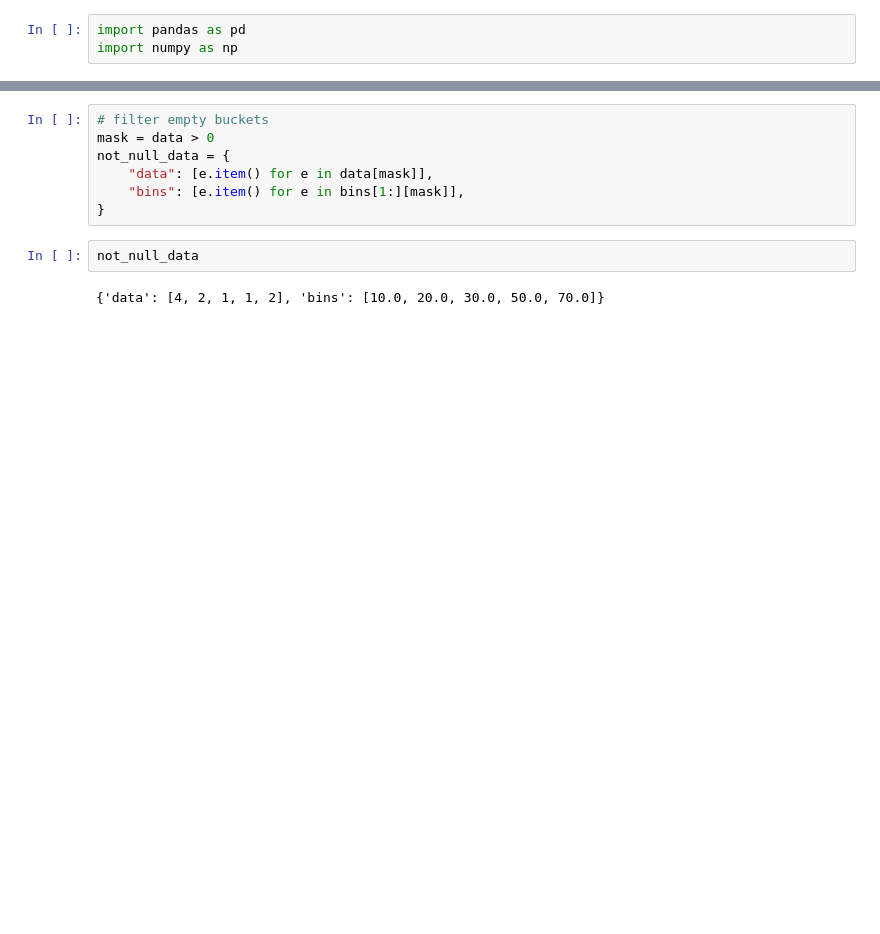
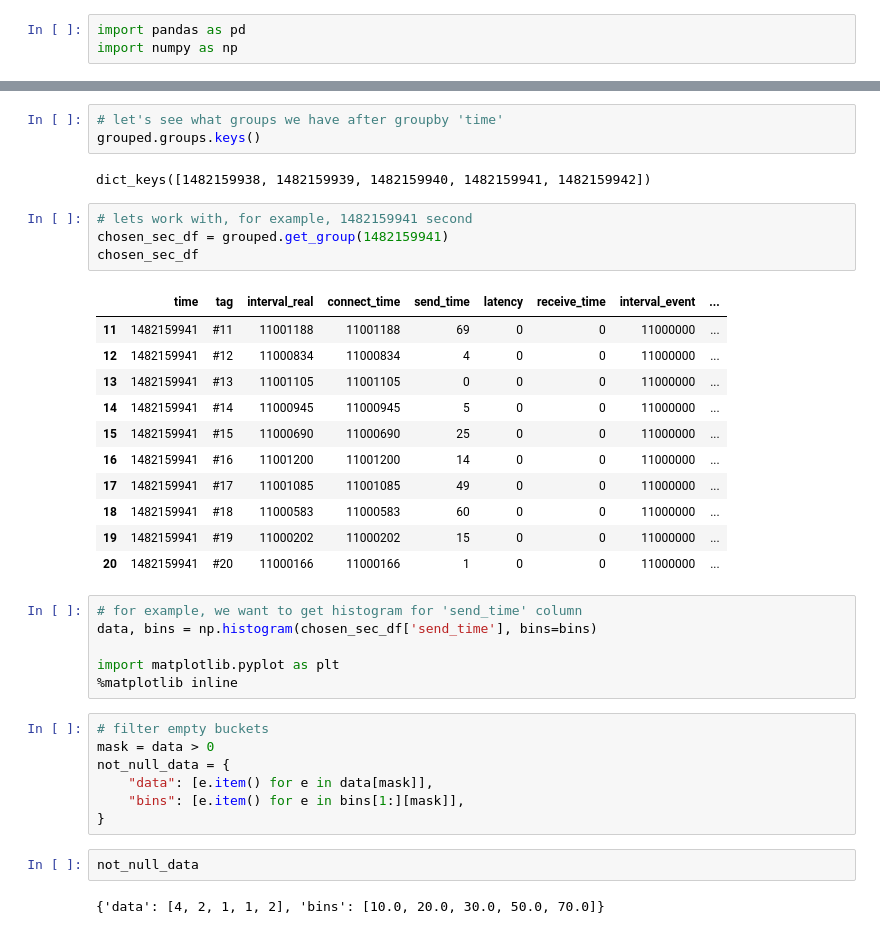
Before and after one commit to netortik/creepy-octo-turtle, a Jupyter notebook: jupyter/hist.ipynb, the cells around one changed output, grey strips where cells are left out. Drawn from its saved outputs; the diff is of its cells as text; blank space fills up the shorter version.

```diff
--- a/jupyter/hist.ipynb
+++ b/jupyter/hist.ipynb
@@ -140,3 +104,30 @@ data, bins = np.histogram(send_time_series, bins=bins)
+# %%
+# let's see what groups we have after groupby 'time'
+grouped.groups.keys()
+# %% [output]
+dict_keys([1482159938, 1482159939, 1482159940, 1482159941, 1482159942])
+# %%
+# lets work with, for example, 1482159941 second
+chosen_sec_df = grouped.get_group(1482159941)
+chosen_sec_df
+# %% [output]
+|  | time | tag | interval_real | connect_time | send_time | latency | receive_time | interval_event | ... |
+| 11 | 1482159941 | #11 | 11001188 | 11001188 | 69 | 0 | 0 | 11000000 | ... |
+| 12 | 1482159941 | #12 | 11000834 | 11000834 | 4 | 0 | 0 | 11000000 | ... |
+| 13 | 1482159941 | #13 | 11001105 | 11001105 | 0 | 0 | 0 | 11000000 | ... |
+| 14 | 1482159941 | #14 | 11000945 | 11000945 | 5 | 0 | 0 | 11000000 | ... |
+| 15 | 1482159941 | #15 | 11000690 | 11000690 | 25 | 0 | 0 | 11000000 | ... |
+| 16 | 1482159941 | #16 | 11001200 | 11001200 | 14 | 0 | 0 | 11000000 | ... |
+| 17 | 1482159941 | #17 | 11001085 | 11001085 | 49 | 0 | 0 | 11000000 | ... |
+| 18 | 1482159941 | #18 | 11000583 | 11000583 | 60 | 0 | 0 | 11000000 | ... |
+| 19 | 1482159941 | #19 | 11000202 | 11000202 | 15 | 0 | 0 | 11000000 | ... |
+| 20 | 1482159941 | #20 | 11000166 | 11000166 | 1 | 0 | 0 | 11000000 | ... |
+# %%
+# for example, we want to get histogram for 'send_time' column
+data, bins = np.histogram(chosen_sec_df['send_time'], bins=bins)
+
+import matplotlib.pyplot as plt
+%matplotlib inline
 # %%
 # filter empty buckets
 mask = data > 0
```
Also changed, not shown: parts of 13 cells of this notebook.
